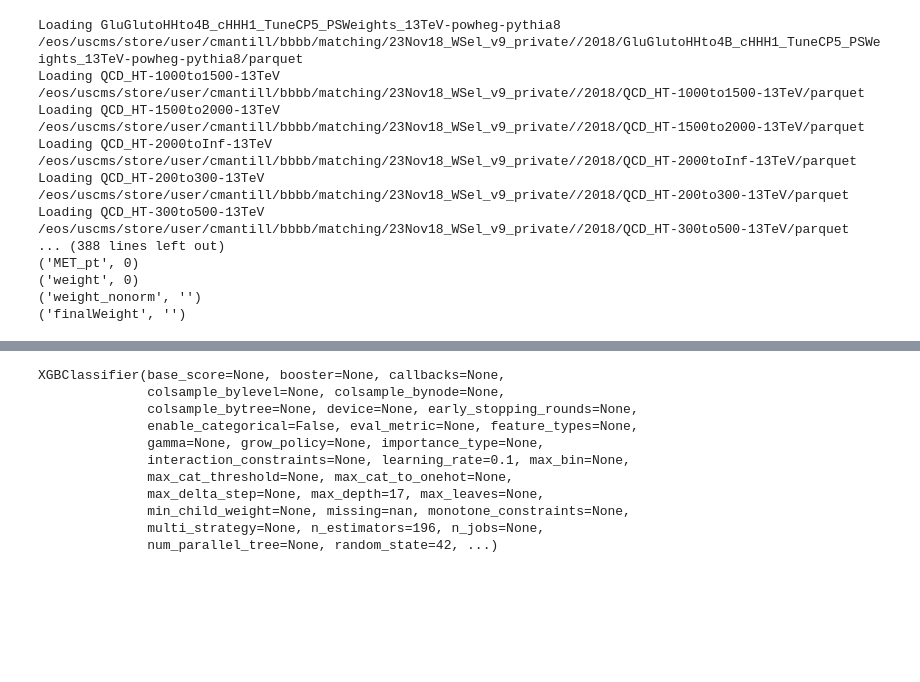
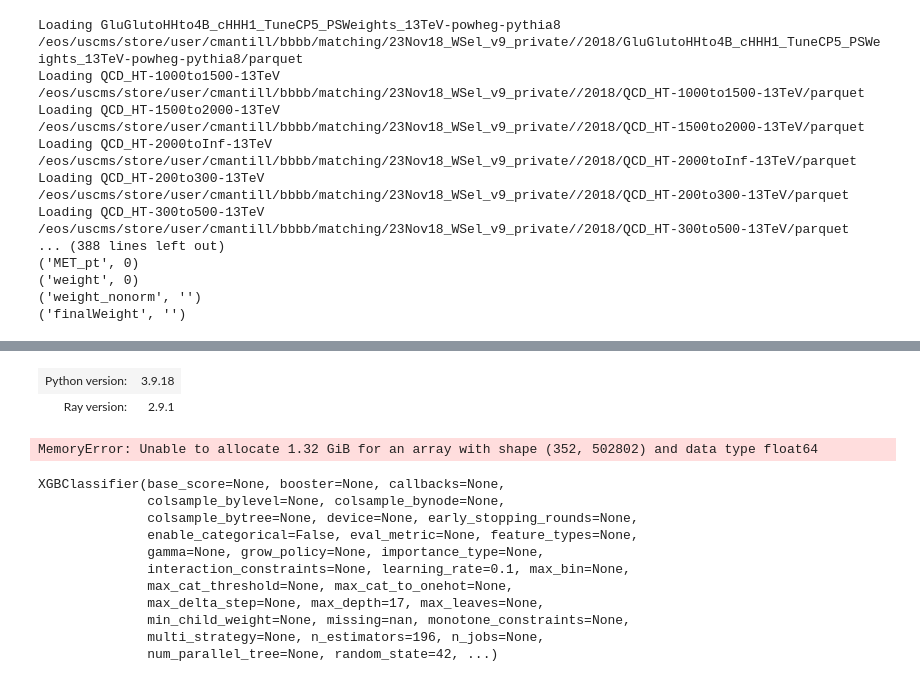
Before and after one commit to LPC-HH/HH4b, a Jupyter notebook: src/HH4b/BDT/BDT_HH4b.ipynb, the cells around one changed output, grey strips where cells are left out. Drawn from its saved outputs; the diff is of its cells as text; code cells hidden in the pictures; blank space fills up the shorter version.

```diff
--- a/src/HH4b/BDT/BDT_HH4b.ipynb
+++ b/src/HH4b/BDT/BDT_HH4b.ipynb
@@ -101,3 +103,7 @@ Loading QCD_HT-300to500-13TeV
 ('weight', 0)
 ('weight_nonorm', '')
 ('finalWeight', '')
+# %%
+import ray
+ray.init()
+# %% [output]
@@ -104,3 +111,5 @@ Loading QCD_HT-300to500-13TeV
+| Python version: | 3.9.18 |
+| Ray version: | 2.9.1 |
 # %%
 def make_vector(events: pd.DataFrame, obj: str):
     """Create a ``vector`` object from the columns of the dataframe"""
@@ -115,10 +124,15 @@ def make_vector(events: pd.DataFrame, obj: str):
         }
     )
 # %%
-#DEFINE FEATURES & TARGET
+# DEFINE FEATURES & TARGET
 
 # Higgs candidate selection example
 events = pd.concat([events_dict["hh4b"], events_dict["qcd"], events_dict["ttbar"]], keys=['hh4b','qcd', 'ttbar'])
 
-events['target'] = 0  # Default to 0 (background)
+events['target'] = 0  #a|
+# Default to 0 (background)
 events.loc['hh4b', 'target'] = 1  # Set to 1 for 'hh4b' samples (signal)
+multiIndex = events.index
+events = events.reset_index()
+# %% [output]
+MemoryError: Unable to allocate 1.32 GiB for an array with shape (352, 502802) and data type float64
```
Also changed, not shown: parts of 14 cells of this notebook.
